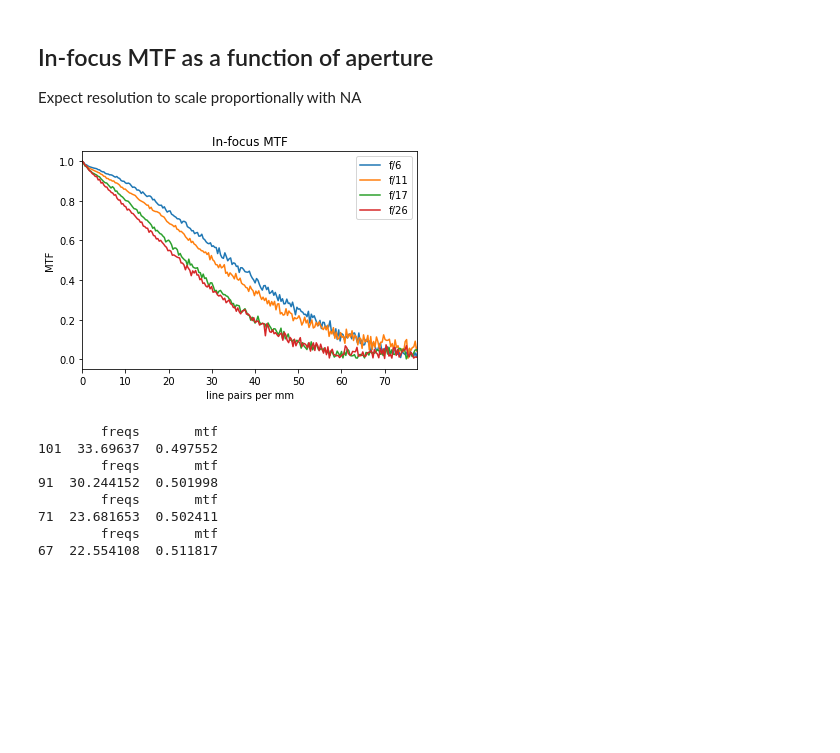
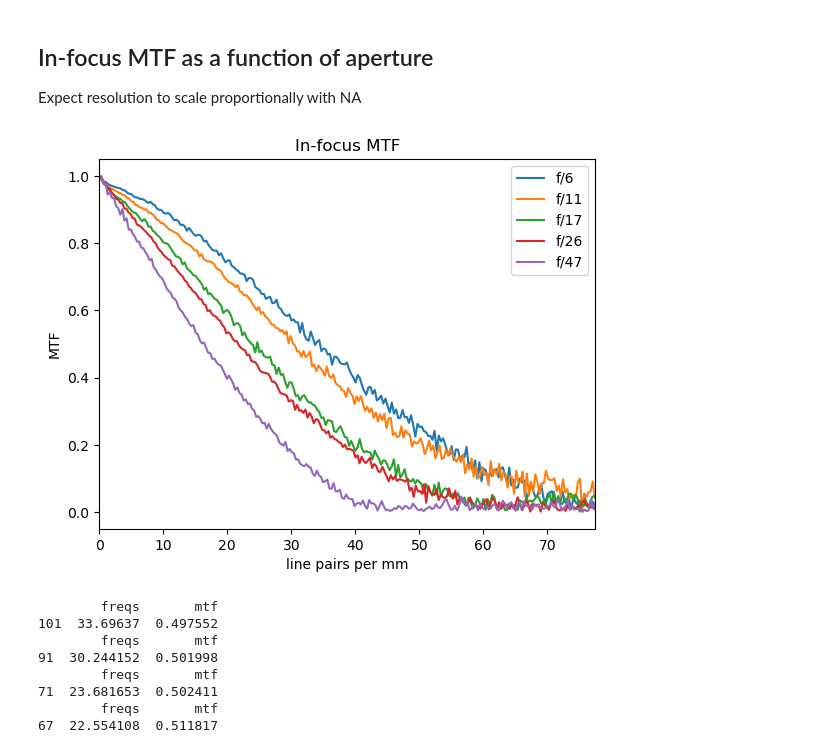
Before and after one commit to kwokkenton/optea, a Jupyter notebook: mtf/mtf50s.ipynb, the cells around one changed output. Drawn from its saved outputs; the diff is of its cells as text; code cells hidden in the pictures; blank space fills up the shorter version.

```diff
--- a/mtf/mtf50s.ipynb
+++ b/mtf/mtf50s.ipynb
@@ -7,14 +7,16 @@ import pickle
 import pandas as pd
 from scipy.optimize import curve_fit
 # %%
-with open('./mtfs/f6_mtf.pickle', 'rb') as f:
+with open('./MTF_NO_BG_SUBTRACT/mtfs/f6_mtf.pickle', 'rb') as f:
     f6_freqs, f6_pos, f6_MTF = pickle.load(f)
-with open('./mtfs/f11_mtf.pickle', 'rb') as f:
+with open('./MTF_NO_BG_SUBTRACT/mtfs/f11_mtf.pickle', 'rb') as f:
     f11_freqs, f11_pos, f11_MTF = pickle.load(f)
-with open('./mtfs/f17_mtf.pickle', 'rb') as f:
+with open('./MTF_NO_BG_SUBTRACT/mtfs/f17_mtf.pickle', 'rb') as f:
     f17_freqs, f17_pos, f17_MTF = pickle.load(f)
-with open('./mtfs/f26_mtf.pickle', 'rb') as f:
+with open('./MTF_NO_BG_SUBTRACT/mtfs/f26_mtf.pickle', 'rb') as f:
     f26_freqs, f26_pos, f26_MTF = pickle.load(f)
+with open('./MTF_NO_BG_SUBTRACT/mtfs/f47_mtf.pickle', 'rb') as f:
+    f47_freqs, f47_pos, f47_MTF = pickle.load(f)
 # %% [markdown]
 ## In-focus MTF as a function of aperture
 
@@ -28,17 +31,18 @@ f26_df = pd.DataFrame({'freqs': f26_freqs, 'mtf': f26_MTF[12]})
 # %%
 plt.plot(f6_freqs, f6_MTF[12], label='f/6')
 plt.plot(f11_freqs, f11_MTF[12], label='f/11')
 plt.plot(f17_freqs, f17_MTF[12], label='f/17')
 plt.plot(f26_freqs, f26_MTF[12], label='f/26')
+plt.plot(f47_freqs, f47_MTF[12], label='f/47')
 plt.xlim(0, 0.5 / 6.45e-3)
 plt.xlabel("line pairs per mm")
 plt.ylabel("MTF")
 plt.title('In-focus MTF')
 plt.legend()
 plt.savefig('infocus-mtf-vs-aperture.png', transparent=True, dpi=300)
 plt.show()
 # %% [output]
-[figure, old version]
+[figure, new version]
 # %%
 print(f6_df.iloc[(f6_df['mtf']-0.5).abs().argsort()[:1]])
 print(f11_df.iloc[(f11_df['mtf']-0.5).abs().argsort()[:1]])
```
Also changed, not shown: parts of 2 cells of this notebook, 30 other files.
